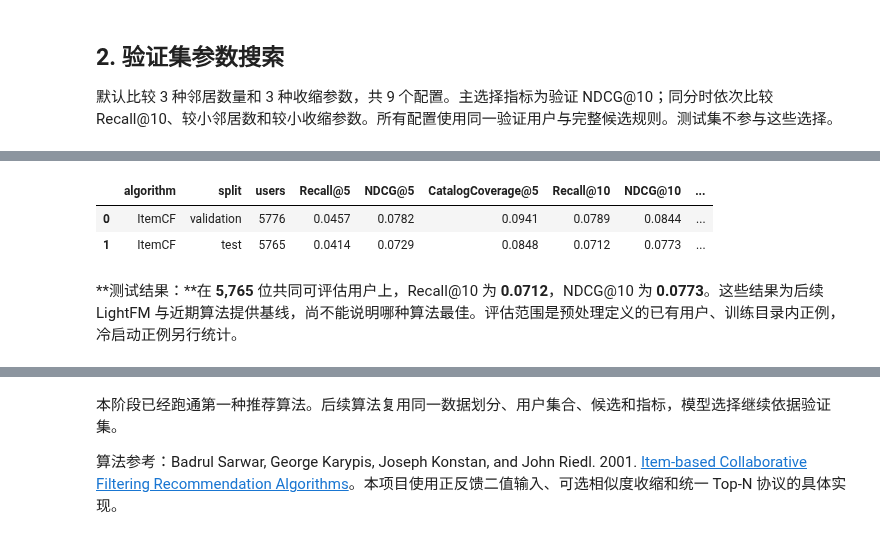
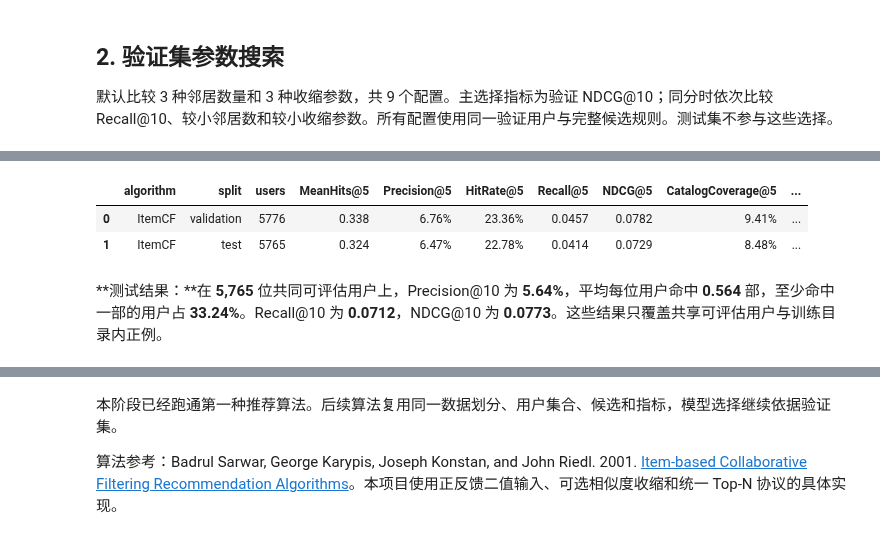
Before and after one commit to SZTU-ZBK/data_engineer_group_project, a Jupyter notebook: notebooks/02_itemcf.ipynb, the cells around one changed output, grey strips where cells are left out. Drawn from its saved outputs; the diff is of its cells as text; code cells hidden in the pictures.

```diff
--- a/notebooks/02_itemcf.ipynb
+++ b/notebooks/02_itemcf.ipynb
@@ -109,17 +120,24 @@ Top-5 和 Top-10 是本项目的实验设置；课程硬性要求是至少推荐
 # %%
 metrics = pd.read_csv(TABLE_DIR / 'itemcf_metrics.csv')
 metric_columns = [column for column in metrics if '@' in column]
-display(metrics.style.format({column: '{:.4f}' for column in metric_columns}))
+formats = {column: '{:.4f}' for column in metric_columns}
+for column in metric_columns:
+    if column.startswith(('Precision@', 'HitRate@', 'CatalogCoverage@')):
+        formats[column] = '{:.2%}'
+    elif column.startswith('MeanHits@'):
+        formats[column] = '{:.3f}'
+display(metrics.style.format(formats))
 test_metrics = metrics.set_index('split').loc['test']
 display(Markdown(
     f'**测试结果：**在 **{int(test_metrics["users"]):,}** 位共同可评估用户上，'
-    f'Recall@10 为 **{test_metrics["Recall@10"]:.4f}**，'
-    f'NDCG@10 为 **{test_metrics["NDCG@10"]:.4f}**。'
-    '这些结果为后续 LightFM 与近期算法提供基线，尚不能说明哪种算法最佳。'
-    '评估范围是预处理定义的已有用户、训练目录内正例，冷启动正例另行统计。'
+    f'Precision@10 为 **{test_metrics["Precision@10"]:.2%}**，平均每位用户命中 '
+    f'**{test_metrics["MeanHits@10"]:.3f}** 部，至少命中一部的用户占 '
+    f'**{test_metrics["HitRate@10"]:.2%}**。'
+    f'Recall@10 为 **{test_metrics["Recall@10"]:.4f}**，NDCG@10 为 '
+    f'**{test_metrics["NDCG@10"]:.4f}**。这些结果只覆盖共享可评估用户与训练目录内正例。'
 ))
 # %% [output]
-|  | algorithm | split | users | Recall@5 | NDCG@5 | CatalogCoverage@5 | Recall@10 | NDCG@10 | ... |
-| 0 | ItemCF | validation | 5776 | 0.0457 | 0.0782 | 0.0941 | 0.0789 | 0.0844 | ... |
-| 1 | ItemCF | test | 5765 | 0.0414 | 0.0729 | 0.0848 | 0.0712 | 0.0773 | ... |
+|  | algorithm | split | users | MeanHits@5 | Precision@5 | HitRate@5 | Recall@5 | NDCG@5 | CatalogCoverage@5 | ... |
+| 0 | ItemCF | validation | 5776 | 0.338 | 6.76% | 23.36% | 0.0457 | 0.0782 | 9.41% | ... |
+| 1 | ItemCF | test | 5765 | 0.324 | 6.47% | 22.78% | 0.0414 | 0.0729 | 8.48% | ... |
-**测试结果：**在 **5,765** 位共同可评估用户上，Recall@10 为 **0.0712**，NDCG@10 为 **0.0773**。这些结果为后续 LightFM 与近期算法提供基线，尚不能说明哪种算法最佳。评估范围是预处理定义的已有用户、训练目录内正例，冷启动正例另行统计。
+**测试结果：**在 **5,765** 位共同可评估用户上，Precision@10 为 **5.64%**，平均每位用户命中 **0.564** 部，至少命中一部的用户占 **33.24%**。Recall@10 为 **0.0712**，NDCG@10 为 **0.0773**。这些结果只覆盖共享可评估用户与训练目录内正例。
```
Also changed, not shown: parts of 15 cells of this notebook, 16 other files.
